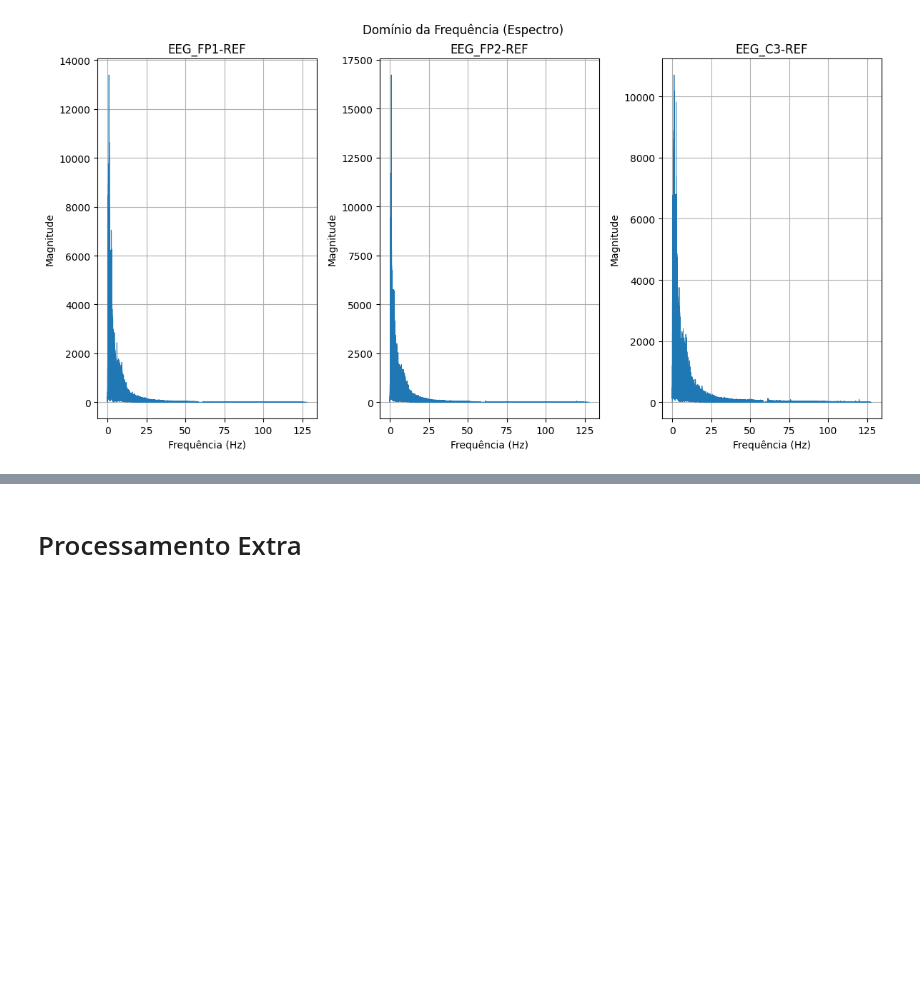
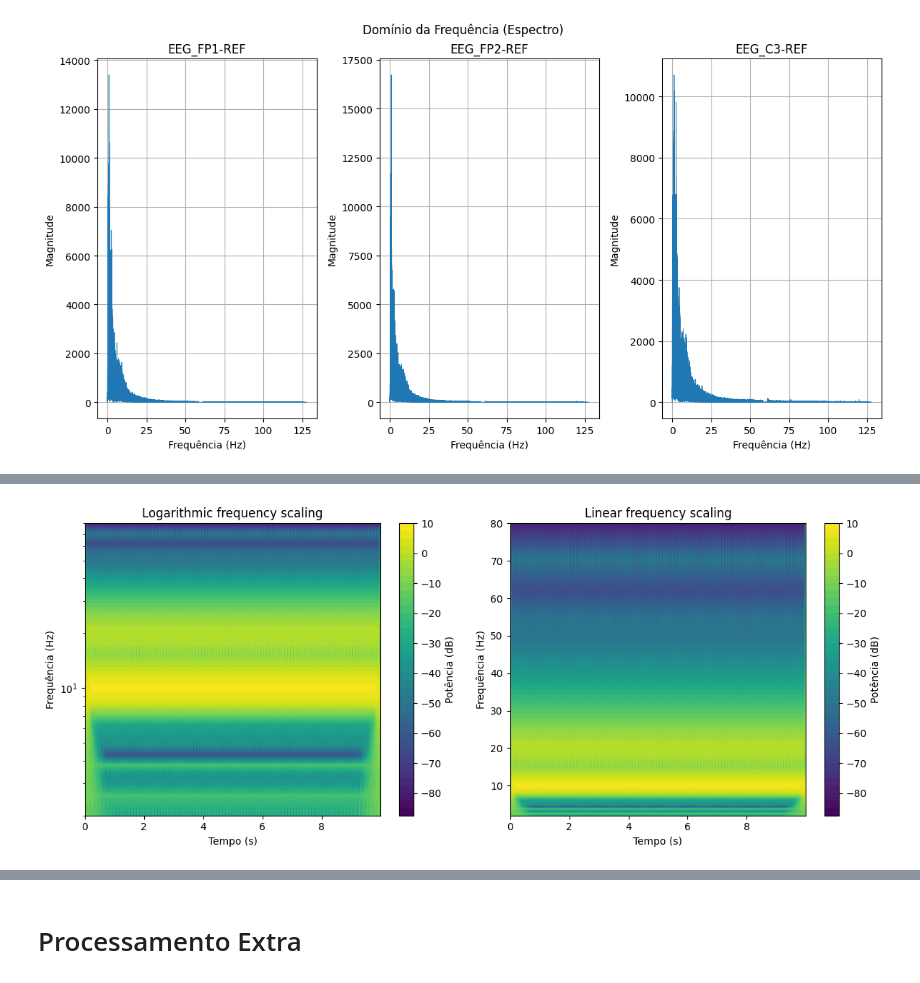
Before and after one commit to labneoc/generativediffusion, a Jupyter notebook: preprocessing.ipynb, the cells around one changed output, grey strips where cells are left out. Saved outputs shown, nothing was run; the diff lists cells and outputs as text; code cells hidden in the pictures; blank space fills up the shorter version.

```diff
--- a/preprocessing.ipynb
+++ b/preprocessing.ipynb
@@ -432,0 +383,85 @@ plot_wavelet_tf(time_subsampled, frequencies, power_tf, title=f"Wavelet TF - {pr
+# %%
+# Função para calcular a Transformada Wavelet Contínua (CWT) baseada no código MATLAB
+def compute_wavelet_tf(signal, fs, min_freq=2, max_freq=80, num_frex=30, baseline=(-500, -200)):
+    """
+    Computa a Transformada Wavelet Contínua (CWT) usando wavelets de Morlet.
+    Segue a estrutura do código MATLAB da Figure 13.11.
+
+    Parâmetros:
+    - signal: array com o sinal de EEG.
+    - fs: taxa de amostragem (Hz).
+    - min_freq, max_freq: intervalo de frequências.
+    - num_frex: número de frequências a serem avaliadas.
+    - baseline: intervalo de tempo para normalização em dB.
+
+    Retorna:
+    - freqs: vetor de frequências.
+    - time: vetor de tempo.
+    - power_db: matriz tempo-frequência (potência em dB).
+    """
+    # Definir as frequências em escala logarítmica como no MATLAB
+    freqs = np.logspace(np.log10(min_freq), np.log10(max_freq), num_frex)
+
+    # Definir os valores de sigma (s) da wavelet baseados no MATLAB
+    s_values = np.logspace(np.log10(3), np.log10(10), num_frex) / (2 * np.pi * freqs)
+
+    # Criar matriz de potência (frequências x tempo)
+    power = np.zeros((num_frex, len(signal)))
+
+    for i, (f, s) in enumerate(zip(freqs, s_values)):
+        # Aplicando a Transformada Wavelet Contínua
+        scales = fs / f  # Escala para a wavelet de Morlet
+        coeffs, _ = pywt.cwt(signal, scales, 'cmor1.5-1.0', sampling_period=1/fs)
+        power[i, :] = np.abs(coeffs)**2
+
+    # Vetor de tempo em segundos
+    time = np.arange(len(signal)) / fs
+
+    # Normalização em dB usando um baseline
+    baseline_idx = np.logical_and(time >= baseline[0] / 1000, time <= baseline[1] / 1000)
+
+    # Evitar erros se o baseline estiver fora do range
+    if np.any(baseline_idx):
+        baseline_power = np.mean(power[:, baseline_idx], axis=1, keepdims=True)
+        power_db = 10 * np.log10(power / (baseline_power + 1e-10))
+    else:
+        power_db = 10 * np.log10(power + 1e-10)
+
+    return freqs, time, power_db
+
+# Definir taxa de amostragem real do EEG
+fs = 256  # Hz
+
+# Criar um sinal de teste com duas senóides
+t = np.linspace(0, 10, fs * 10)  # 10 segundos
+signal = np.sin(2 * np.pi * 10 * t) + 0.5 * np.sin(2 * np.pi * 20 * t)
+
+# Computar a CWT para obter a TFR
+frequencies, time_points, power_tf = compute_wavelet_tf(signal, fs)
+
+# Criar figura para visualização
+fig, axes = plt.subplots(1, 2, figsize=(12, 5))
+
+# Escala Logarítmica
+ax1 = axes[0]
+img1 = ax1.contourf(time_points, frequencies, power_tf, 40, cmap='viridis')
+ax1.set_yscale('log')
+ax1.set_title('Logarithmic frequency scaling')
+ax1.set_xlabel('Tempo (s)')
+ax1.set_ylabel('Frequência (Hz)')
+fig.colorbar(img1, ax=ax1, label="Potência (dB)")
+
+# Escala Linear
+ax2 = axes[1]
+img2 = ax2.contourf(time_points, frequencies, power_tf, 40, cmap='viridis')
+ax2.set_title('Linear frequency scaling')
+ax2.set_xlabel('Tempo (s)')
+ax2.set_ylabel('Frequência (Hz)')
+fig.colorbar(img2, ax=ax2, label="Potência (dB)")
+
+plt.tight_layout()
+
+# Exibir os gráficos
+plt.show()
+# %% [output]
+[figure, added]
```
Also changed, not shown: parts of 6 cells of this notebook, 12 other files.
